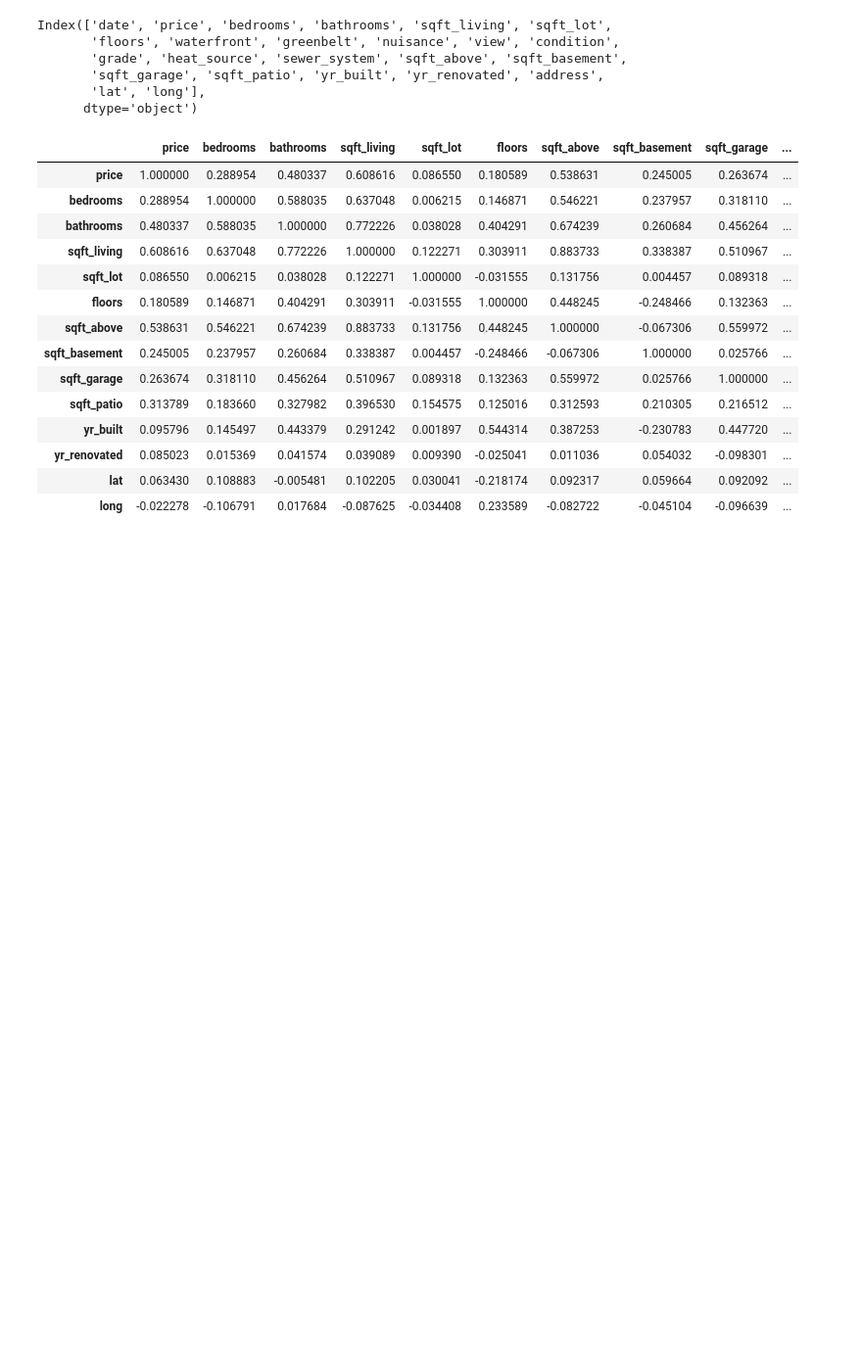
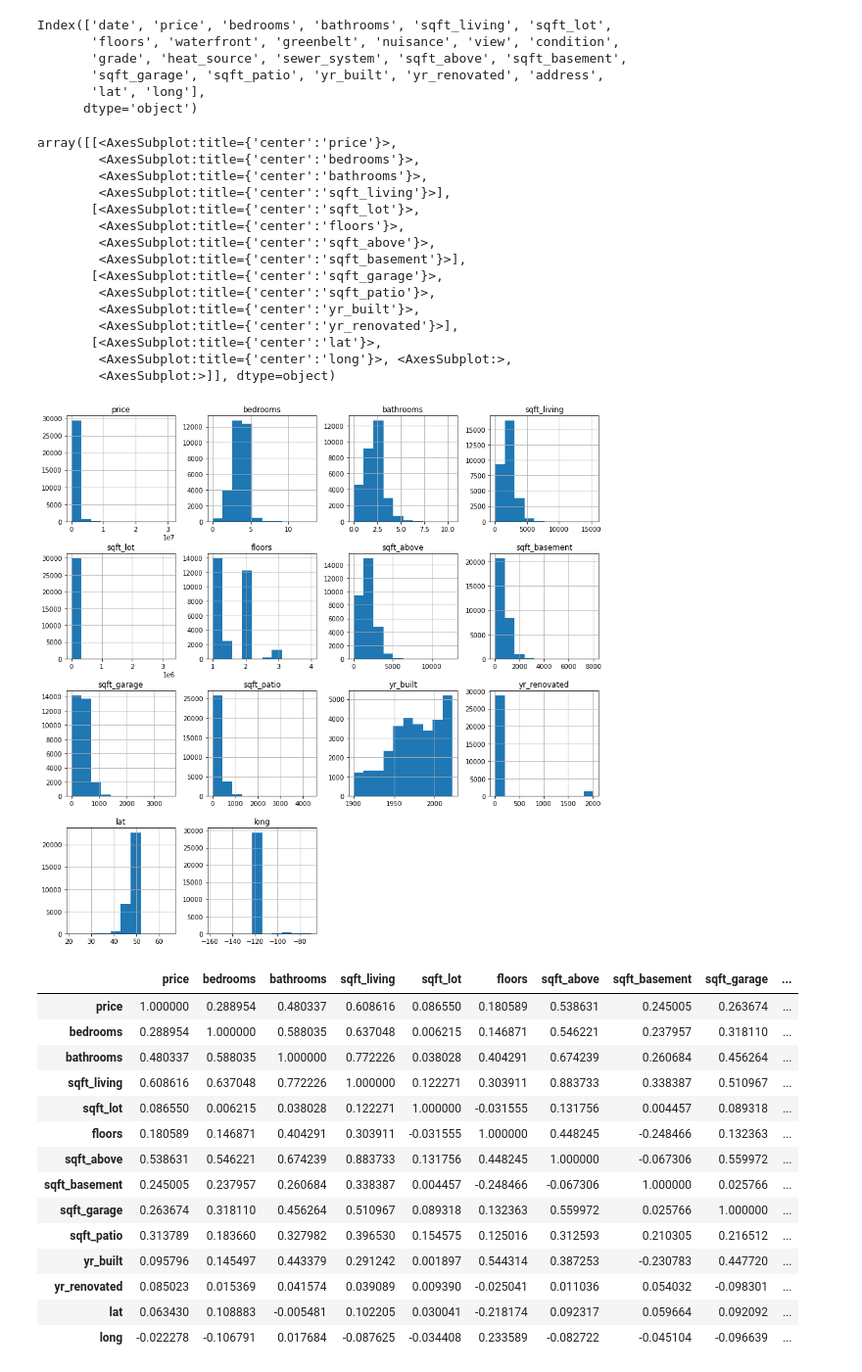
Before and after one commit to keziasetokusumo/dsc-phase-2-project-v2-5, a Jupyter notebook: student.ipynb, the cells around one changed output. Shown: that part at 98% size. Saved outputs shown, nothing was run; the diff lists cells and outputs as text; code cells hidden in the pictures; blank space fills up the shorter version.

```diff
--- a/student.ipynb
+++ b/student.ipynb
@@ -35,6 +35,25 @@ Index(['date', 'price', 'bedrooms', 'bathrooms', 'sqft_living', 'sqft_lot',
 # %%
 # Remove rows with null values
 data.dropna(inplace=True)
+# %%
+data.hist(figsize=(15,15))
+# %% [output]
+array([[<AxesSubplot:title={'center':'price'}>,
+        <AxesSubplot:title={'center':'bedrooms'}>,
+        <AxesSubplot:title={'center':'bathrooms'}>,
+        <AxesSubplot:title={'center':'sqft_living'}>],
+       [<AxesSubplot:title={'center':'sqft_lot'}>,
+        <AxesSubplot:title={'center':'floors'}>,
+        <AxesSubplot:title={'center':'sqft_above'}>,
+        <AxesSubplot:title={'center':'sqft_basement'}>],
+       [<AxesSubplot:title={'center':'sqft_garage'}>,
+        <AxesSubplot:title={'center':'sqft_patio'}>,
+        <AxesSubplot:title={'center':'yr_built'}>,
+        <AxesSubplot:title={'center':'yr_renovated'}>],
+       [<AxesSubplot:title={'center':'lat'}>,
+        <AxesSubplot:title={'center':'long'}>, <AxesSubplot:>,
+        <AxesSubplot:>]], dtype=object)
+[figure, added]
 # %%
 # Look at correlations and identify a highly correlated predictor to create the baseline model
 data.corr()
```
Also changed, not shown: parts of 18 cells of this notebook.
